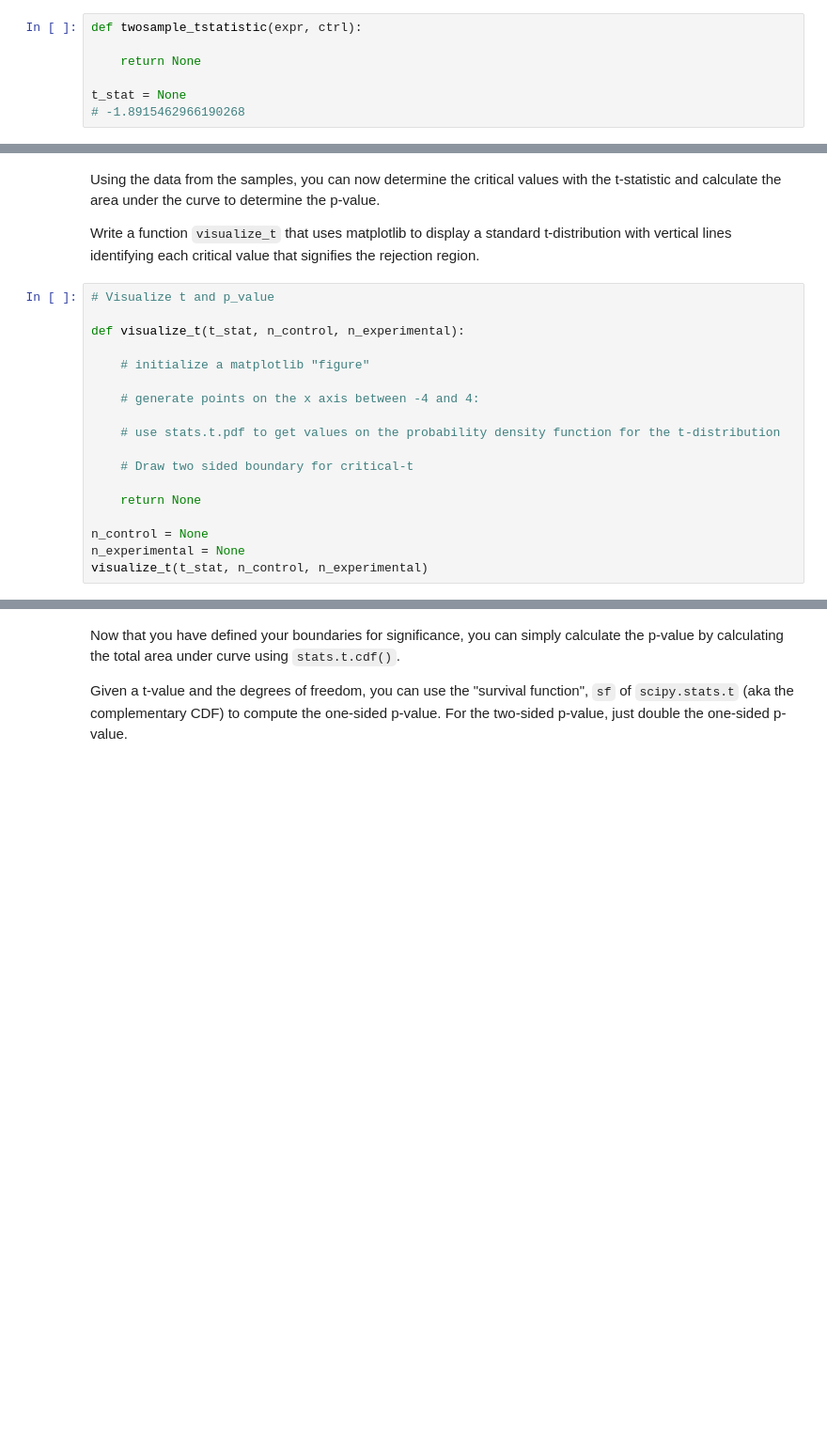
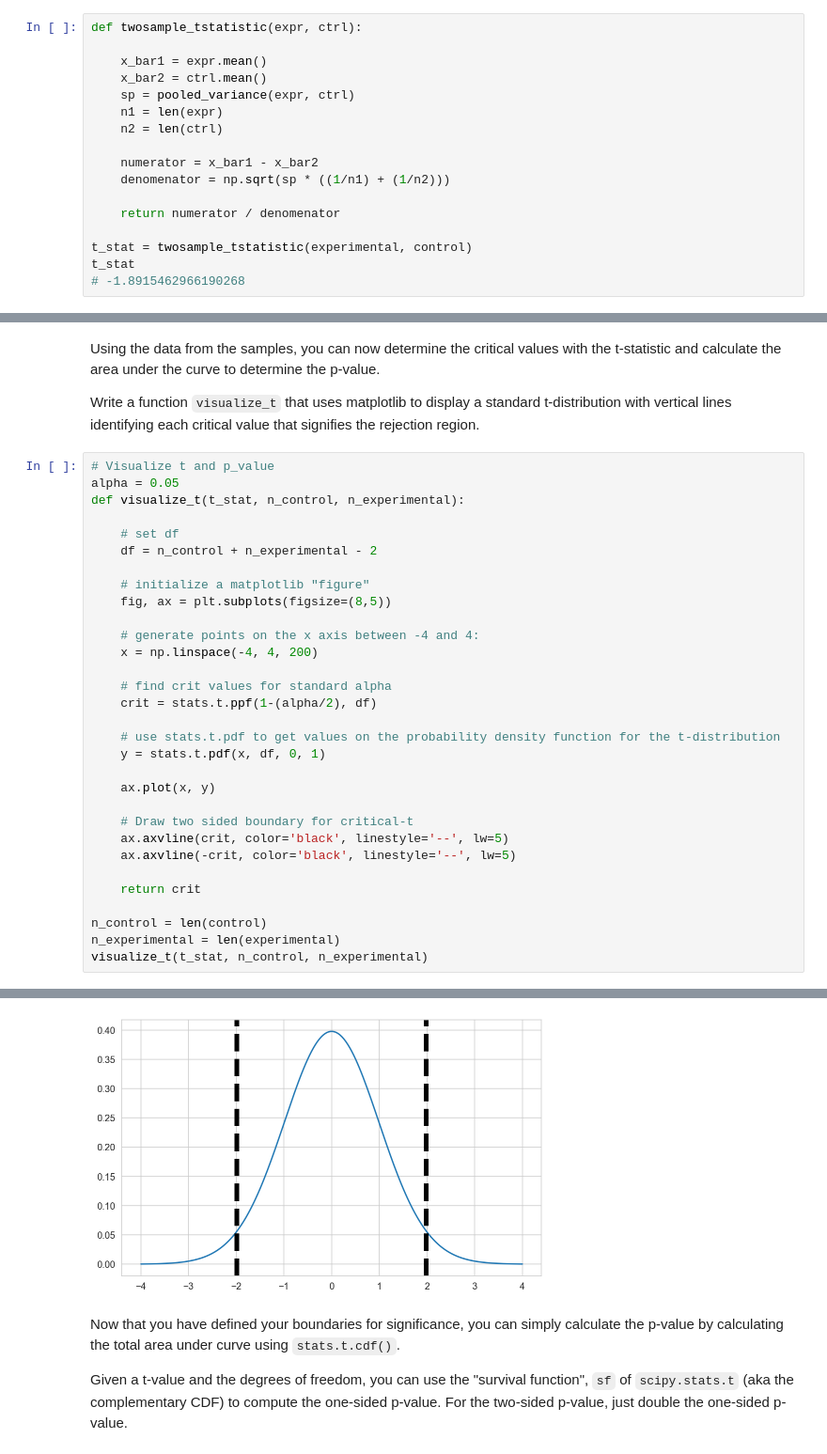
Before and after one commit to mduncan23/dsc-two-sample-t-tests-lab, a Jupyter notebook: index.ipynb, the cells around one changed output, grey strips where cells are left out. Shown at 94% size. Saved outputs shown, nothing was run; the diff lists cells and outputs as text; blank space fills up the shorter version.

```diff
--- a/index.ipynb
+++ b/index.ipynb
@@ -148,9 +163,19 @@ def pooled_variance(sample1, sample2):
 # %% [markdown]
 Now that you have $s_{p}^{2}$, create a function `twosample_tstatistic` to calculate the two sample t-statistic using the formula given earlier.
-# %%
-def twosample_tstatistic(expr, ctrl):
-
-    return None
-
-t_stat = None
-# -1.8915462966190268
+# %%
+def twosample_tstatistic(expr, ctrl):
+
+    x_bar1 = expr.mean()
+    x_bar2 = ctrl.mean()
+    sp = pooled_variance(expr, ctrl)
+    n1 = len(expr)
+    n2 = len(ctrl)
+
+    numerator = x_bar1 - x_bar2
+    denomenator = np.sqrt(sp * ((1/n1) + (1/n2)))
+
+    return numerator / denomenator
+
+t_stat = twosample_tstatistic(experimental, control)
+t_stat
+# -1.8915462966190268
@@ -160,19 +187,33 @@ Using the data from the samples, you can now determine the critical values with
 Write a function `visualize_t` that uses matplotlib to display a standard t-distribution with vertical lines identifying each critical value that signifies the rejection region.
 # %%
 # Visualize t and p_value
-
+alpha = 0.05
 def visualize_t(t_stat, n_control, n_experimental):
 
+    # set df
+    df = n_control + n_experimental - 2
+
     # initialize a matplotlib "figure"
+    fig, ax = plt.subplots(figsize=(8,5))
 
     # generate points on the x axis between -4 and 4:
+    x = np.linspace(-4, 4, 200)
+
+    # find crit values for standard alpha
+    crit = stats.t.ppf(1-(alpha/2), df)
 
     # use stats.t.pdf to get values on the probability density function for the t-distribution
+    y = stats.t.pdf(x, df, 0, 1)
+
+    ax.plot(x, y)
 
     # Draw two sided boundary for critical-t
+    ax.axvline(crit, color='black', linestyle='--', lw=5)
+    ax.axvline(-crit, color='black', linestyle='--', lw=5)
 
-    return None
+    return crit
 
-n_control = None
-n_experimental = None
+n_control = len(control)
+n_experimental = len(experimental)
 visualize_t(t_stat, n_control, n_experimental)
+# %% [output]
@@ -179,3 +221,4 @@ visualize_t(t_stat, n_control, n_experimental)
+[figure, added]
 # %% [markdown]
 Now that you have defined your boundaries for significance, you can simply calculate the p-value by calculating the total area under curve using `stats.t.cdf()`.
 
```
Also changed, not shown: parts of 10 cells of this notebook.
